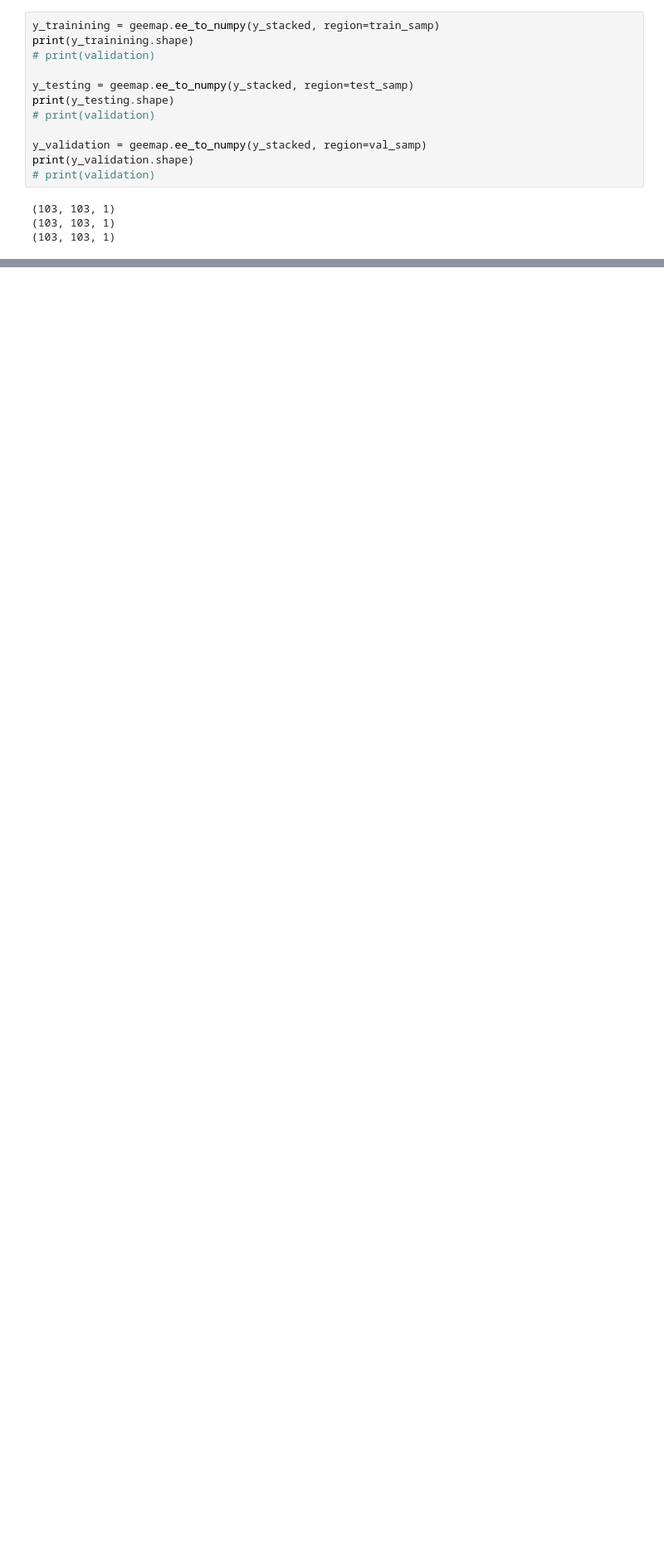
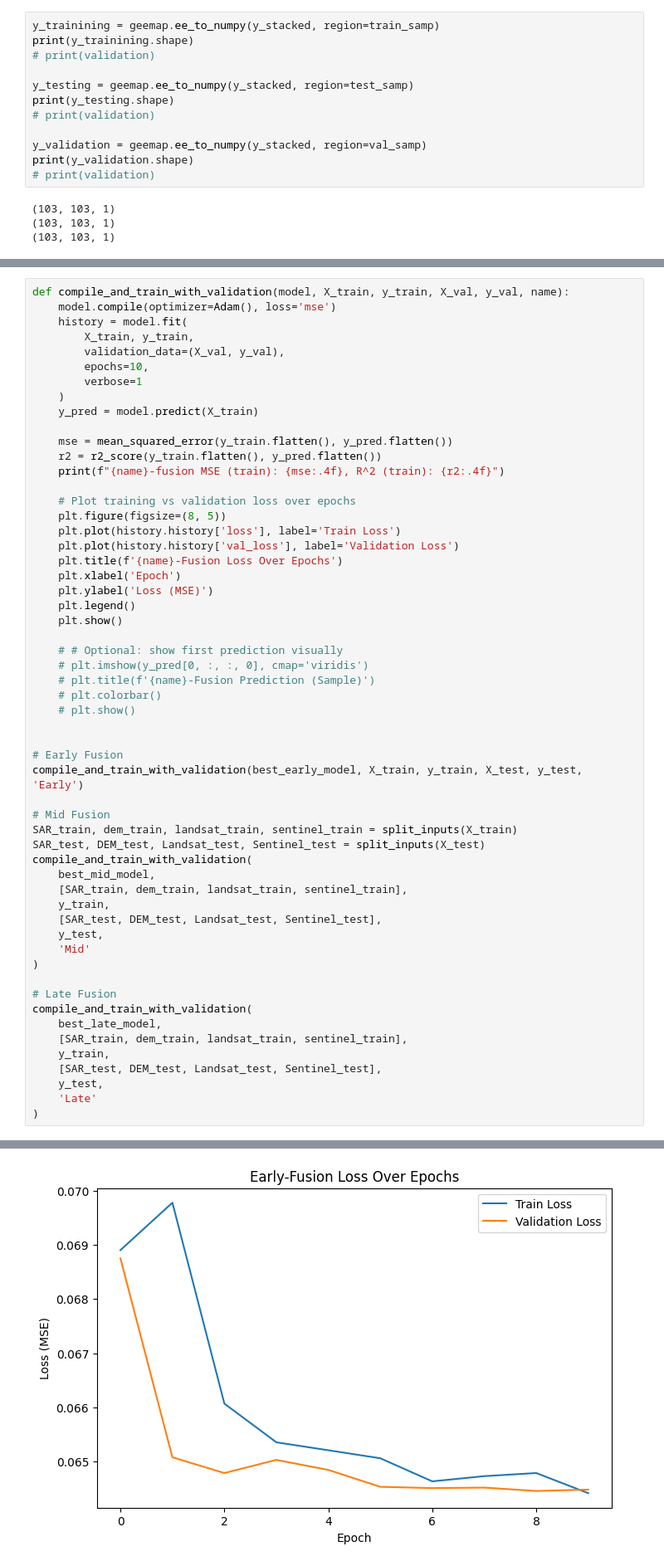
Before and after one commit to MayerT1/LiDAR_Dev, a Jupyter notebook: FUSION_GEDI_RS_Model.ipynb, the cells around one changed output, grey strips where cells are left out. Shown at 83% size. Drawn from its saved outputs; the diff is of its cells as text; blank space fills up the shorter version.

```diff
--- a/FUSION_GEDI_RS_Model.ipynb
+++ b/FUSION_GEDI_RS_Model.ipynb
@@ -953,0 +489,57 @@ Best Late Fusion params: {'model_params': {}, 'filters': 128, 'kernel_size': (3,
+# %%
+def compile_and_train_with_validation(model, X_train, y_train, X_val, y_val, name):
+    model.compile(optimizer=Adam(), loss='mse')
+    history = model.fit(
+        X_train, y_train,
+        validation_data=(X_val, y_val),
+        epochs=10,
+        verbose=1
+    )
+    y_pred = model.predict(X_train)
+
+    mse = mean_squared_error(y_train.flatten(), y_pred.flatten())
+    r2 = r2_score(y_train.flatten(), y_pred.flatten())
+    print(f"{name}-fusion MSE (train): {mse:.4f}, R^2 (train): {r2:.4f}")
+
+    # Plot training vs validation loss over epochs
+    plt.figure(figsize=(8, 5))
+    plt.plot(history.history['loss'], label='Train Loss')
+    plt.plot(history.history['val_loss'], label='Validation Loss')
+    plt.title(f'{name}-Fusion Loss Over Epochs')
+    plt.xlabel('Epoch')
+    plt.ylabel('Loss (MSE)')
+    plt.legend()
+    plt.show()
+
+    # # Optional: show first prediction visually
+    # plt.imshow(y_pred[0, :, :, 0], cmap='viridis')
+    # plt.title(f'{name}-Fusion Prediction (Sample)')
+    # plt.colorbar()
+    # plt.show()
+
+
+# Early Fusion
+compile_and_train_with_validation(best_early_model, X_train, y_train, X_test, y_test, 'Early')
+
+# Mid Fusion
+SAR_train, dem_train, landsat_train, sentinel_train = split_inputs(X_train)
+SAR_test, DEM_test, Landsat_test, Sentinel_test = split_inputs(X_test)
+compile_and_train_with_validation(
+    best_mid_model,
+    [SAR_train, dem_train, landsat_train, sentinel_train],
+    y_train,
+    [SAR_test, DEM_test, Landsat_test, Sentinel_test],
+    y_test,
+    'Mid'
+)
+
+# Late Fusion
+compile_and_train_with_validation(
+    best_late_model,
+    [SAR_train, dem_train, landsat_train, sentinel_train],
+    y_train,
+    [SAR_test, DEM_test, Landsat_test, Sentinel_test],
+    y_test,
+    'Late'
+)
+# %% [output]
@@ -953,0 +563 @@ Best Late Fusion params: {'model_params': {}, 'filters': 128, 'kernel_size': (3,
+[figure, added]
```
Also changed, not shown: parts of 28 cells of this notebook.
